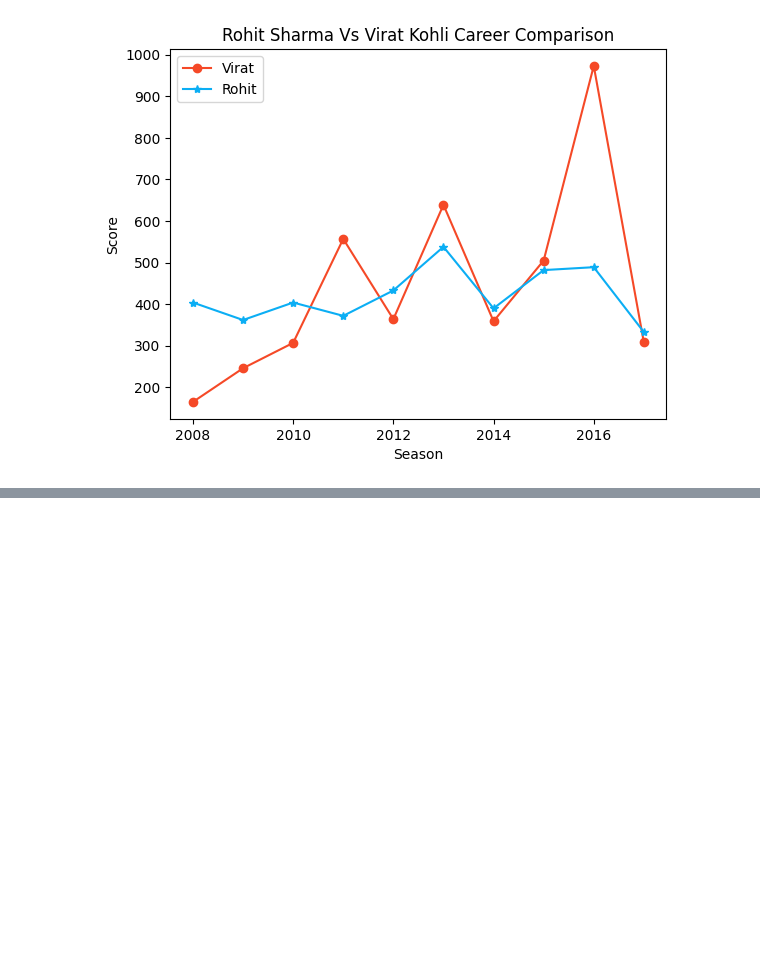
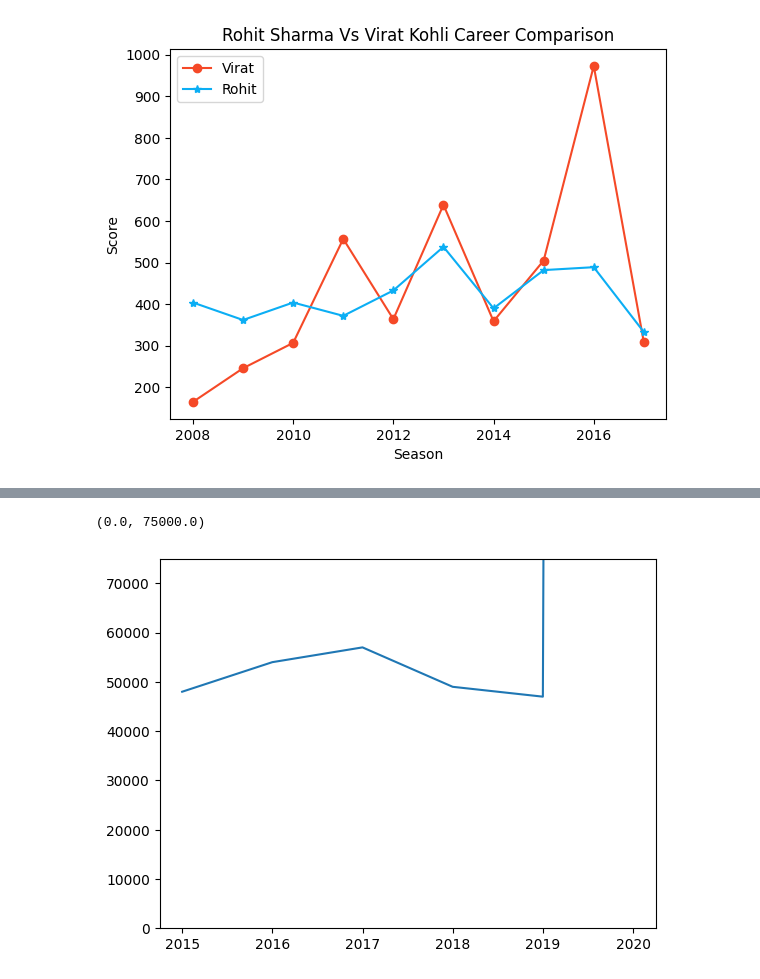
Before and after one commit to Muhammad-Waleed-Source/Matplotlib, a Jupyter notebook: Matplotlib_1.ipynb, the cells around one changed output, grey strips where cells are left out. Drawn from its saved outputs; the diff is of its cells as text; code cells hidden in the pictures; blank space fills up the shorter version.

Commit message:
limiting x-axis and y-axis

```diff
--- a/Matplotlib_1.ipynb
+++ b/Matplotlib_1.ipynb
@@ -191,0 +202,12 @@ plt.legend() # it has a parameter called 'loc' and by default its values is 'bes
+# %%
+# so we can handle this by limiting axis
+
+# limiting y-axis
+price = [48000, 54000, 57000, 49000, 47000, 4500000]
+year = [2015, 2016, 2017, 2018, 2019, 2020]
+
+plt.plot(year, price)
+plt.ylim(0, 75000)
+# %% [output]
+(0.0, 75000.0)
+[figure, added]
```
Also changed, not shown: parts of 2 cells of this notebook.
